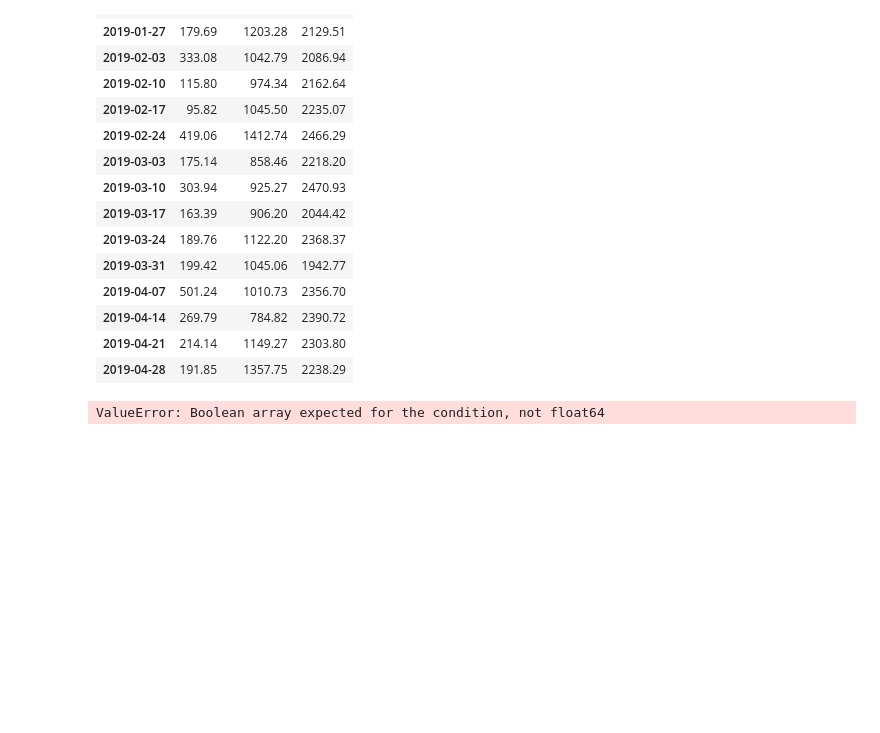
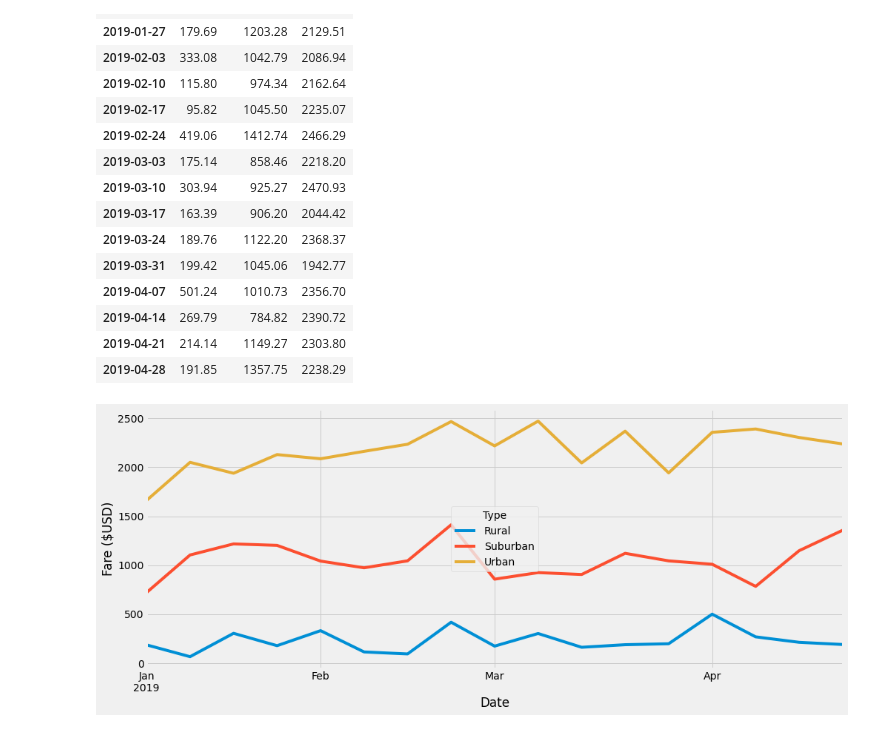
Before and after one commit to ByronKrauskopf/PyBer_Analysis, a Jupyter notebook: PyBer_Challenge.ipynb, the cells around one changed output. Saved outputs shown, nothing was run; the diff lists cells and outputs as text; code cells hidden in the pictures; blank space fills up the shorter version.

Commit message:
added line chart

```diff
--- a/PyBer_Challenge.ipynb
+++ b/PyBer_Challenge.ipynb
@@ -256,11 +256,20 @@ fares_by_week
 # %%
 # 8. Using the object-oriented interface method, plot the resample DataFrame using the df.plot() function.
 
 # Import the style from Matplotlib.
 from matplotlib import style
+
 # Use the graph style fivethirtyeight.
 style.use('fivethirtyeight')
+
 #plot the line chart
-fares_by_week.plot()
+fares_by_week.plot(figsize=(15,6))
+plt.ylabel("Fare ($USD)")
+plt.xlabel("Date")
+plt.legend(loc='center', title="Type")
+
+#Save chart and display
+plt.savefig('analysis/PyBer_fare_summary.png')
+plt.show()
 # %% [output]
-ValueError: Boolean array expected for the condition, not float64
+[figure, added]
```
